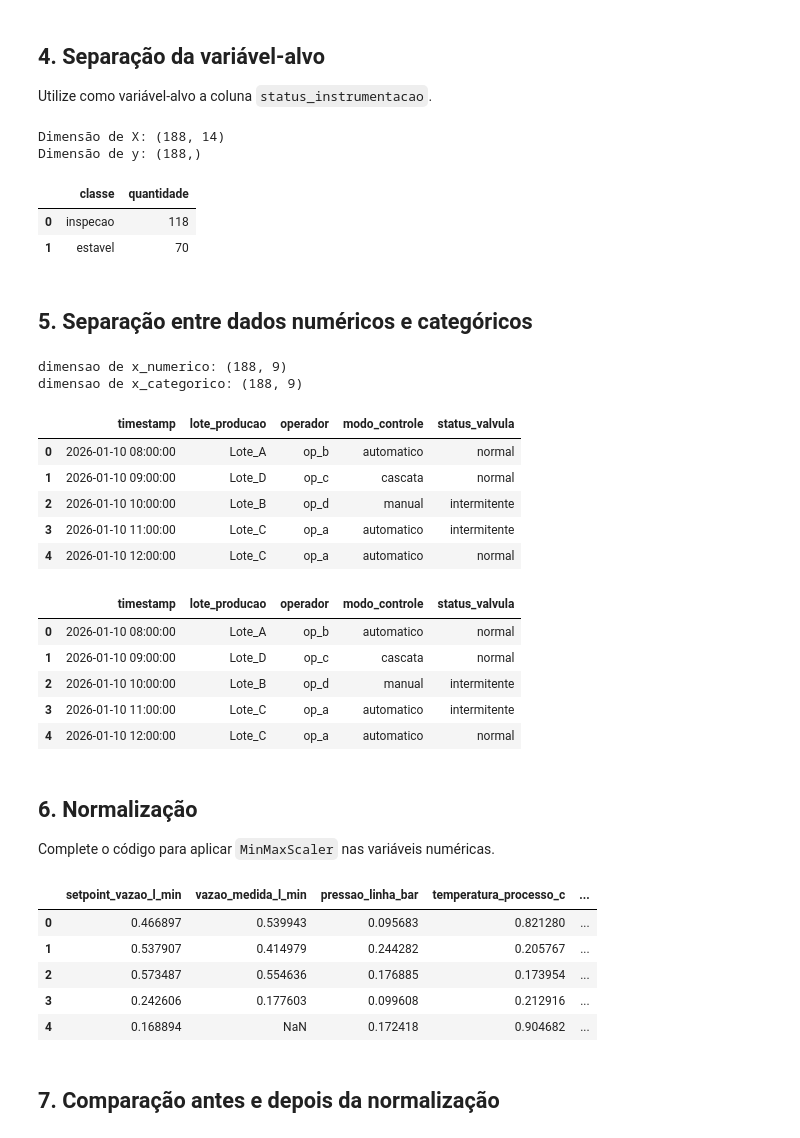
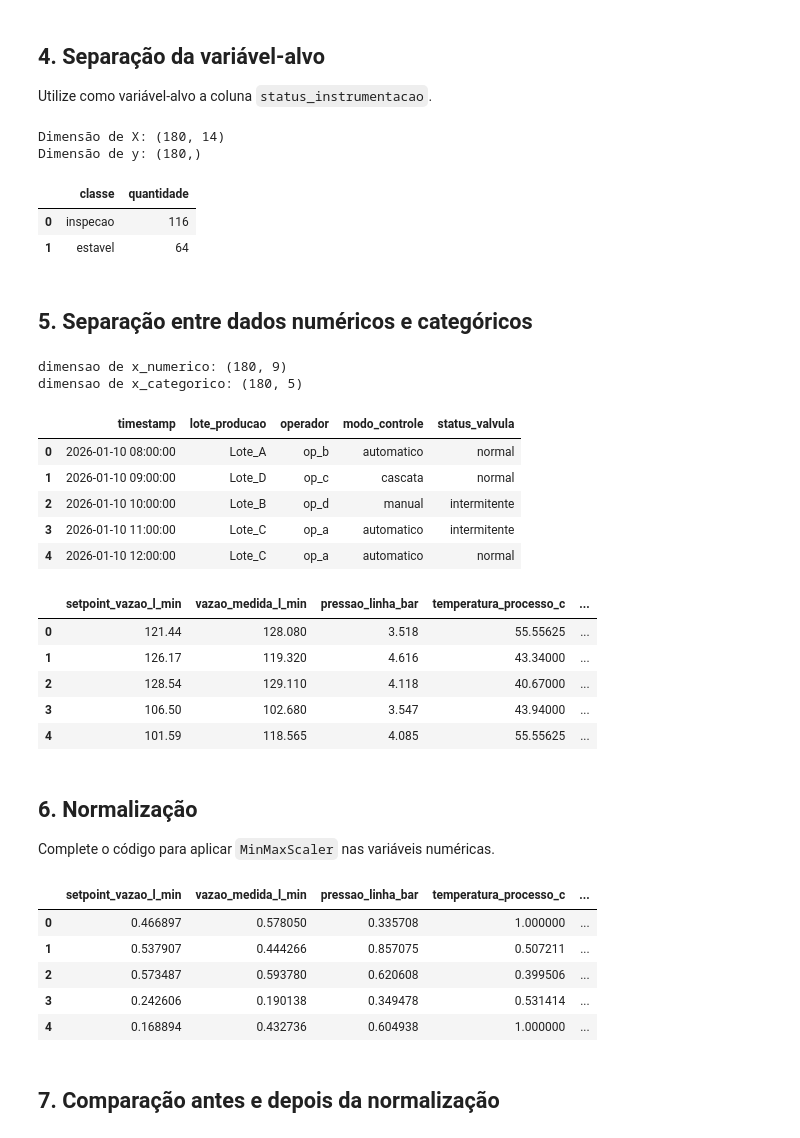
Before and after one commit to guslimaa777/45419370, a Jupyter notebook: aula3_machine_learning_industria_aluno.ipynb, the cells around one changed output. Saved outputs shown, nothing was run; the diff lists cells and outputs as text; code cells hidden in the pictures.

```diff
--- a/aula3_machine_learning_industria_aluno.ipynb
+++ b/aula3_machine_learning_industria_aluno.ipynb
@@ -29,17 +29,3 @@ pd.set_option('display.max_columns', None)
 
 Tente carregar primeiro a base tratada da aula anterior.
 Se necessário, utilize a base bruta para fins de prática.
-# %%
-# Complete o nome do arquivo tratado, se necessário
-
-arquivo_tratado = 'dados_aula1_machine_learning_industria_tratado.csv'
-arquivo_bruto = 'dados_aula1_machine_learning_industria.csv'
-
-try:
-    df = pd.read_csv(arquivo_tratado)
-    print(f'Base carregada: {arquivo_tratado}')
-except:
-    df = pd.read_csv(arquivo_bruto)
-    print('Base bruta carregada para fins didáticos.')
-
-df.head()
@@ -53,0 +32,15 @@ Base bruta carregada para fins didáticos.
+# %%
+import pandas as pd
+
+# Utilize o caminho do arquivo fornecido pelo usuário
+file_path = '/content/dados_aula2_tratados (1).csv'
+
+try:
+    df = pd.read_csv(file_path)
+    print(f'Base carregada: {file_path}')
+except FileNotFoundError:
+    print(f'Erro: O arquivo {file_path} não foi encontrado. Por favor, verifique o caminho.')
+    df = None # Define df como None em caso de erro para evitar NameError
+
+if df is not None:
+    display(df.head())
@@ -141,37 +142,37 @@ display(
      .reset_index(name='quantidade')
 )
 # %% [output]
-Dimensão de X: (188, 14)
-Dimensão de y: (188,)
+Dimensão de X: (180, 14)
+Dimensão de y: (180,)
 |  | classe | quantidade |
-| 0 | inspecao | 118 |
-| 1 | estavel | 70 |
+| 0 | inspecao | 116 |
+| 1 | estavel | 64 |
 # %% [markdown]
 ## 5. Separação entre dados numéricos e categóricos
 # %%
 X_numerico = X.select_dtypes(include=['int64', 'float64']).copy()
 X_categorico = X.select_dtypes(include=["object", "category"]).copy()
 
 print('dimensao de x_numerico:', X_numerico.shape)
-print('dimensao de x_categorico:', X_numerico.shape)
+print('dimensao de x_categorico:', X_categorico.shape)
 
 display(X_categorico.head())
-display(X_categorico.head())
+display(X_numerico.head())
 # %% [output]
-dimensao de x_numerico: (188, 9)
-dimensao de x_categorico: (188, 9)
+dimensao de x_numerico: (180, 9)
+dimensao de x_categorico: (180, 5)
 |  | timestamp | lote_producao | operador | modo_controle | status_valvula |
 | 0 | 2026-01-10 08:00:00 | Lote_A | op_b | automatico | normal |
 | 1 | 2026-01-10 09:00:00 | Lote_D | op_c | cascata | normal |
 | 2 | 2026-01-10 10:00:00 | Lote_B | op_d | manual | intermitente |
 | 3 | 2026-01-10 11:00:00 | Lote_C | op_a | automatico | intermitente |
 | 4 | 2026-01-10 12:00:00 | Lote_C | op_a | automatico | normal |
-|  | timestamp | lote_producao | operador | modo_controle | status_valvula |
-| 0 | 2026-01-10 08:00:00 | Lote_A | op_b | automatico | normal |
-| 1 | 2026-01-10 09:00:00 | Lote_D | op_c | cascata | normal |
-| 2 | 2026-01-10 10:00:00 | Lote_B | op_d | manual | intermitente |
-| 3 | 2026-01-10 11:00:00 | Lote_C | op_a | automatico | intermitente |
-| 4 | 2026-01-10 12:00:00 | Lote_C | op_a | automatico | normal |
+|  | setpoint_vazao_l_min | vazao_medida_l_min | pressao_linha_bar | temperatura_processo_c | ... |
+| 0 | 121.44 | 128.080 | 3.518 | 55.55625 | ... |
+| 1 | 126.17 | 119.320 | 4.616 | 43.34000 | ... |
+| 2 | 128.54 | 129.110 | 4.118 | 40.67000 | ... |
+| 3 | 106.50 | 102.680 | 3.547 | 43.94000 | ... |
+| 4 | 101.59 | 118.565 | 4.085 | 55.55625 | ... |
 # %% [markdown]
 ## 6. Normalização
 
@@ -190,11 +191,11 @@ X_normalizado = pd.DataFrame(
 X_normalizado.head()
 # %% [output]
 |  | setpoint_vazao_l_min | vazao_medida_l_min | pressao_linha_bar | temperatura_processo_c | ... |
-| 0 | 0.466897 | 0.539943 | 0.095683 | 0.821280 | ... |
-| 1 | 0.537907 | 0.414979 | 0.244282 | 0.205767 | ... |
-| 2 | 0.573487 | 0.554636 | 0.176885 | 0.173954 | ... |
-| 3 | 0.242606 | 0.177603 | 0.099608 | 0.212916 | ... |
-| 4 | 0.168894 | NaN | 0.172418 | 0.904682 | ... |
+| 0 | 0.466897 | 0.578050 | 0.335708 | 1.000000 | ... |
+| 1 | 0.537907 | 0.444266 | 0.857075 | 0.507211 | ... |
+| 2 | 0.573487 | 0.593780 | 0.620608 | 0.399506 | ... |
+| 3 | 0.242606 | 0.190138 | 0.349478 | 0.531414 | ... |
+| 4 | 0.168894 | 0.432736 | 0.604938 | 1.000000 | ... |
 # %% [markdown]
 ## 7. Comparação antes e depois da normalização
 # %%
```
Also changed, not shown: parts of 9 cells of this notebook.
